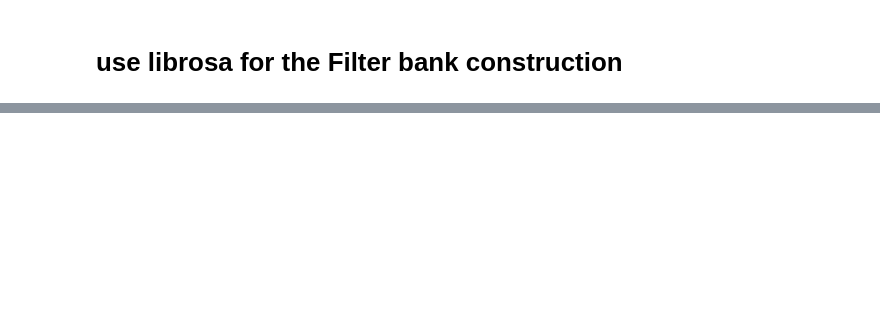
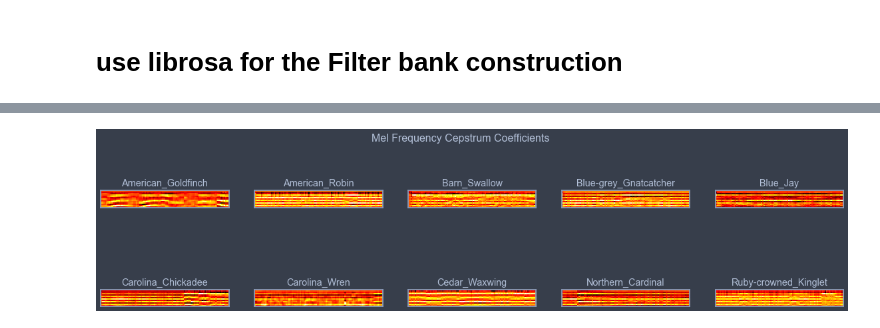
Before and after one commit to Xavier4t/Bird-Classifier, a Jupyter notebook: audio_analysis.ipynb, the cells around one changed output, grey strips where cells are left out. Drawn from its saved outputs; the diff is of its cells as text; code cells hidden in the pictures; blank space fills up the shorter version.

```diff
--- a/audio_analysis.ipynb
+++ b/audio_analysis.ipynb
@@ -188,0 +246,4 @@ plot_mfccs(mfccs)
+# %%
+plot_mfccs(mfccs2)
+# %% [output]
+[figure, added]
```
Also changed, not shown: parts of 8 cells of this notebook, 1 other file.
